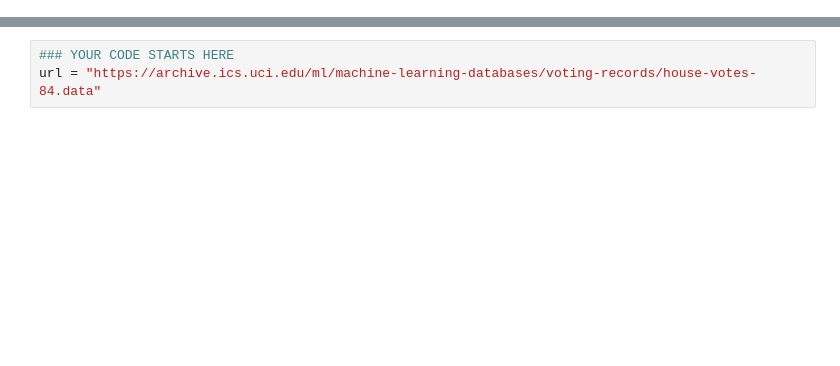
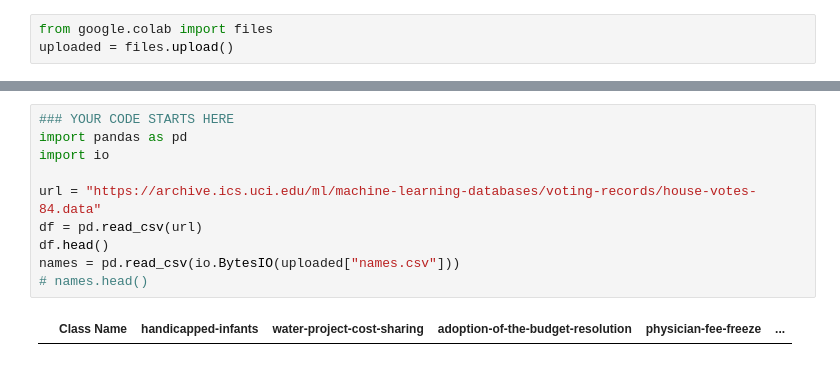
Before and after one commit to GeraldRyan/DS-Unit-1-Sprint-3-Statistical-Tests-and-Experiments, a Jupyter notebook: module1-statistics-probability-and-inference/LS_DS_131_Statistics_Probability_Assignment.ipynb, the cells around one changed output, grey strips where cells are left out. Drawn from its saved outputs; the diff is of its cells as text; blank space fills up the shorter version.

```diff
--- a/module1-statistics-probability-and-inference/LS_DS_131_Statistics_Probability_Assignment.ipynb
+++ b/module1-statistics-probability-and-inference/LS_DS_131_Statistics_Probability_Assignment.ipynb
@@ -26,0 +91,3 @@ Stretch goals:
+# %%
+from google.colab import files
+uploaded = files.upload()
@@ -27,3 +97,12 @@ Stretch goals:
 # %%
 ### YOUR CODE STARTS HERE
+import pandas as pd
+import io
+
 url = "https://archive.ics.uci.edu/ml/machine-learning-databases/voting-records/house-votes-84.data"
+df = pd.read_csv(url)
+df.head()
+names = pd.read_csv(io.BytesIO(uploaded["names.csv"]))
+# names.head()
+# %% [output]
+|  | Class Name | handicapped-infants | water-project-cost-sharing | adoption-of-the-budget-resolution | physician-fee-freeze | ... |
```
Also changed, not shown: parts of 11 cells of this notebook.
